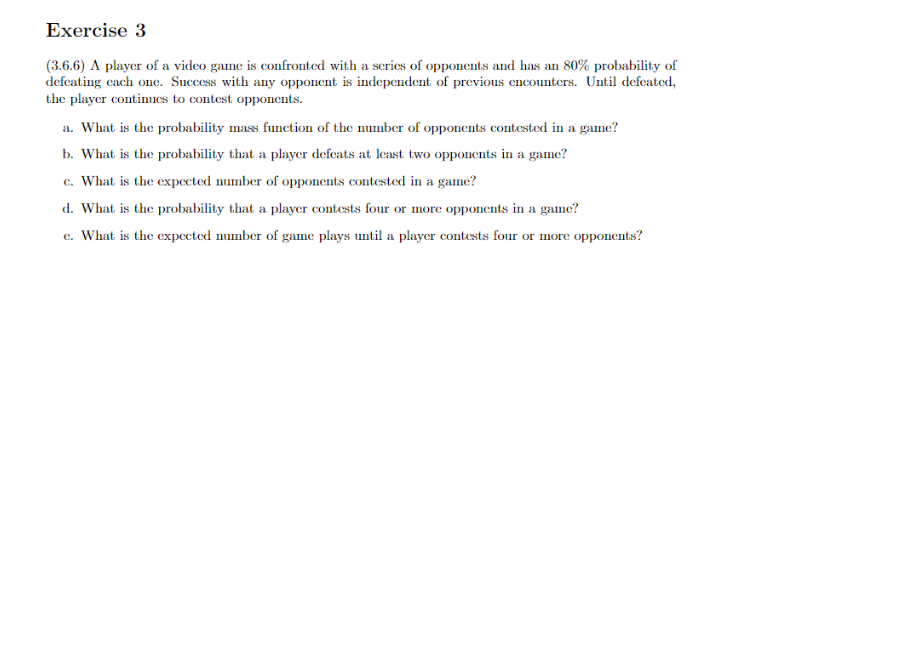
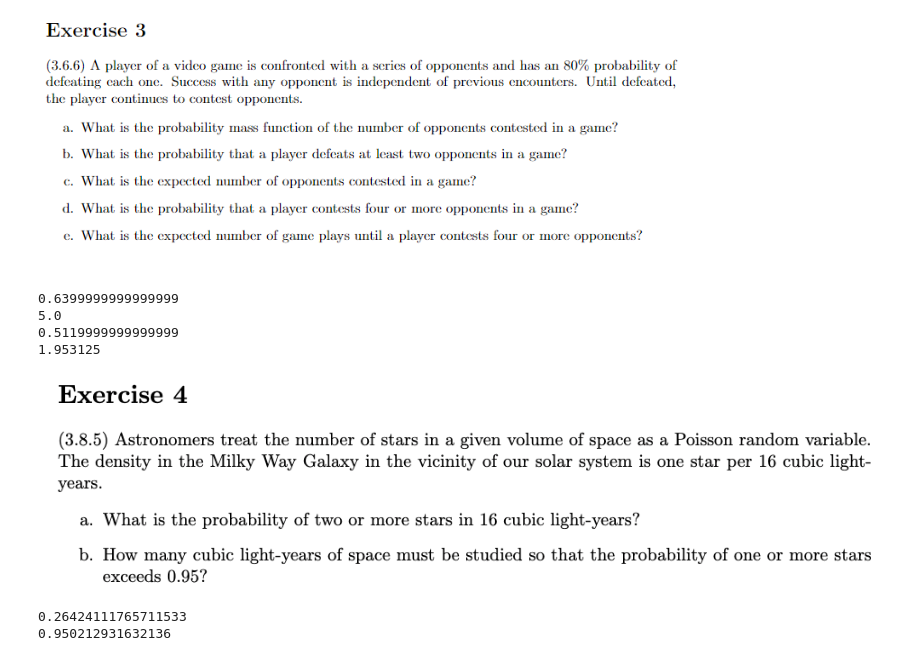
Before and after one commit to LilianBittar/StochasticModellingAndProcesses, a Jupyter notebook: session02/s2-problem-set-solutions.ipynb, the cells around one changed output. Drawn from its saved outputs; the diff is of its cells as text; code cells hidden in the pictures; blank space fills up the shorter version.

```diff
--- a/session02/s2-problem-set-solutions.ipynb
+++ b/session02/s2-problem-set-solutions.ipynb
@@ -76,0 +71,47 @@ x = geom(p)
+# %%
+#This is a Geometric distribution with (p = 20)
+p = 0.2
+x = geom(p)
+
+#a) pmf = (1 - 0.2)^x-1 * 0.2
+
+#b)
+playerDeafeted2Times = 1 - (geom.pmf(1, 0.2) + geom.pmf(2, 0.2))
+print(playerDeafeted2Times)
+
+
+#c) the expected value
+E = 1/p
+print(E)
+
+#d)
+ThePlayerContest4OrMore = 1 - (geom.pmf(1, 0.2) + geom.pmf(2, 0.2) + geom.pmf(3, 0.2))
+print(ThePlayerContest4OrMore)
+
+#e) Y is another geometric distribution based on the prob. on point d where it denote the number of trials until the player plays a game when he contest for 4 or more opponents.
+p2 = 0.512
+E2 = 1 / p2
+print(E2)
+# %% [output]
+0.6399999999999999
+5.0
+0.5119999999999999
+1.953125
+# %%
+Image('https://cdn.mathpix.com/snip/images/1m4Y6XxgxXtuCW6hT-1LxQzlfxmBzbKFS7achDRod6o.original.fullsize.png')
+# %% [output]
+[figure, added]
+# %%
+l = 16
+#a)
+x = poisson.pmf(0, 1) + poisson.pmf(1, 1)
+result = 1 - x
+print(result)
+
+#b) we have 16 cube for 1 start and if we take 2 stars we need 32 cube and prob for 2 is 0.86, then we try 3 stars with 48 cube and it gives prob with 0.96
+# sf will give the prob of finding more than 0 stars with 3 lambda
+y = poisson.sf(0, 3)
+print(y)
+# %% [output]
+0.26424111765711533
+0.950212931632136
```
Also changed, not shown: parts of 1 cell of this notebook.
